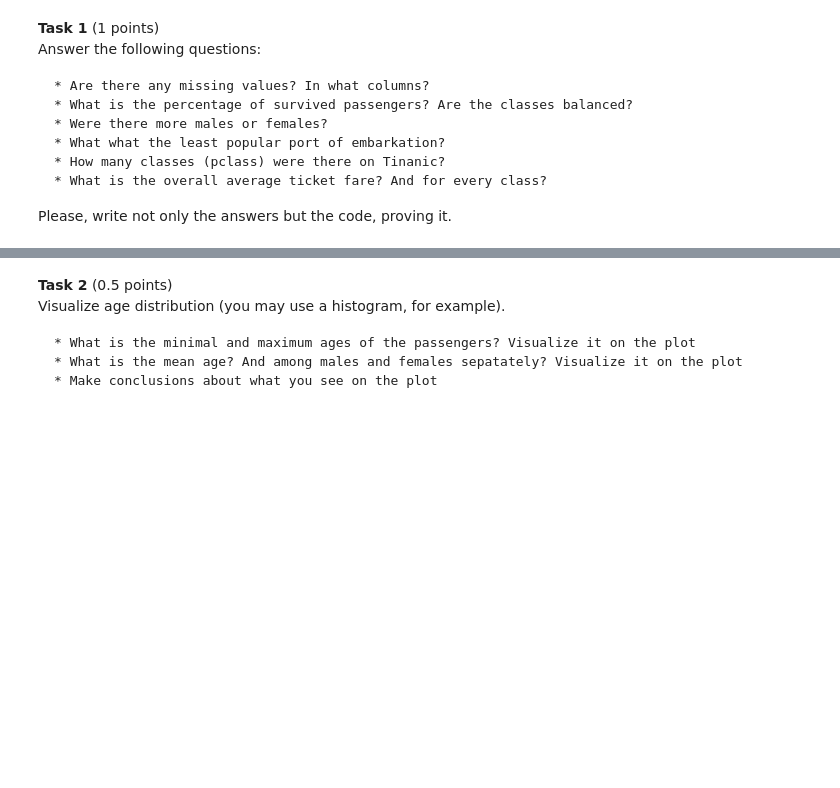
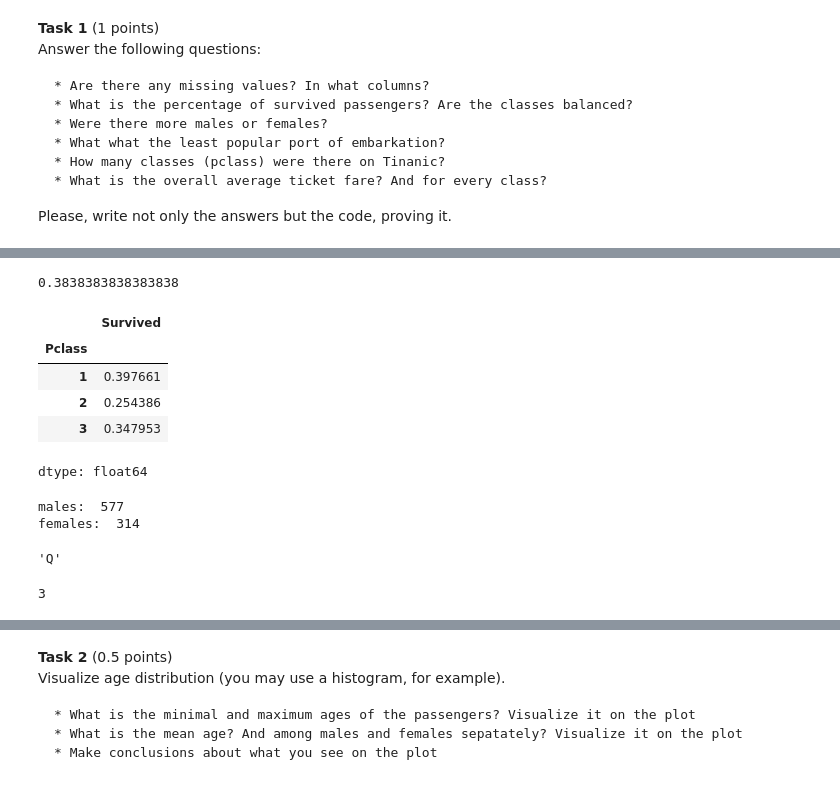
Before and after one commit to ifde/MathematicalMethods, a Jupyter notebook: hw1/hw1_2024.ipynb, the cells around one changed output, grey strips where cells are left out. Cells and saved outputs as stored; diff of their text form; code cells hidden in the pictures; blank space fills up the shorter version.

```diff
--- a/hw1/hw1_2024.ipynb
+++ b/hw1/hw1_2024.ipynb
@@ -367,0 +393,41 @@ Please, write not only the answers but the code, proving it.
+# %%
+# * What is the percentage of survived passengers? Are the classes balanced?
+print(data['Survived'].sum() / data.shape[0])
+
+data.groupby(['Pclass']).Survived.sum() / data.Survived.sum()
+
+# Asnwer: 38%
+# The percentages are a bit different, but not too much
+# %% [output]
+0.3838383838383838
+|  | Survived |
+| Pclass |  |
+| 1 | 0.397661 |
+| 2 | 0.254386 |
+| 3 | 0.347953 |
+dtype: float64
+# %%
+# * Were there more males or females?
+males = data.Sex[data.Sex == 'male'].shape[0]
+females = data.shape[0] - males
+print('males: ', males)
+print('females: ', females)
+
+# Asnwer: More males
+# %% [output]
+males:  577
+females:  314
+# %%
+# * What what the least popular port of embarkation?
+data.Embarked.value_counts(sort=True, ascending=True).index[0]
+
+# Asnwer: Q = Queenstown
+# %% [output]
+'Q'
+# %%
+# * How many classes (pclass) were there on Tinanic?
+data.Pclass.unique().shape[0]
+
+# Asnwer: 3
+# %% [output]
+3
```
Also changed, not shown: parts of 5 cells of this notebook.
